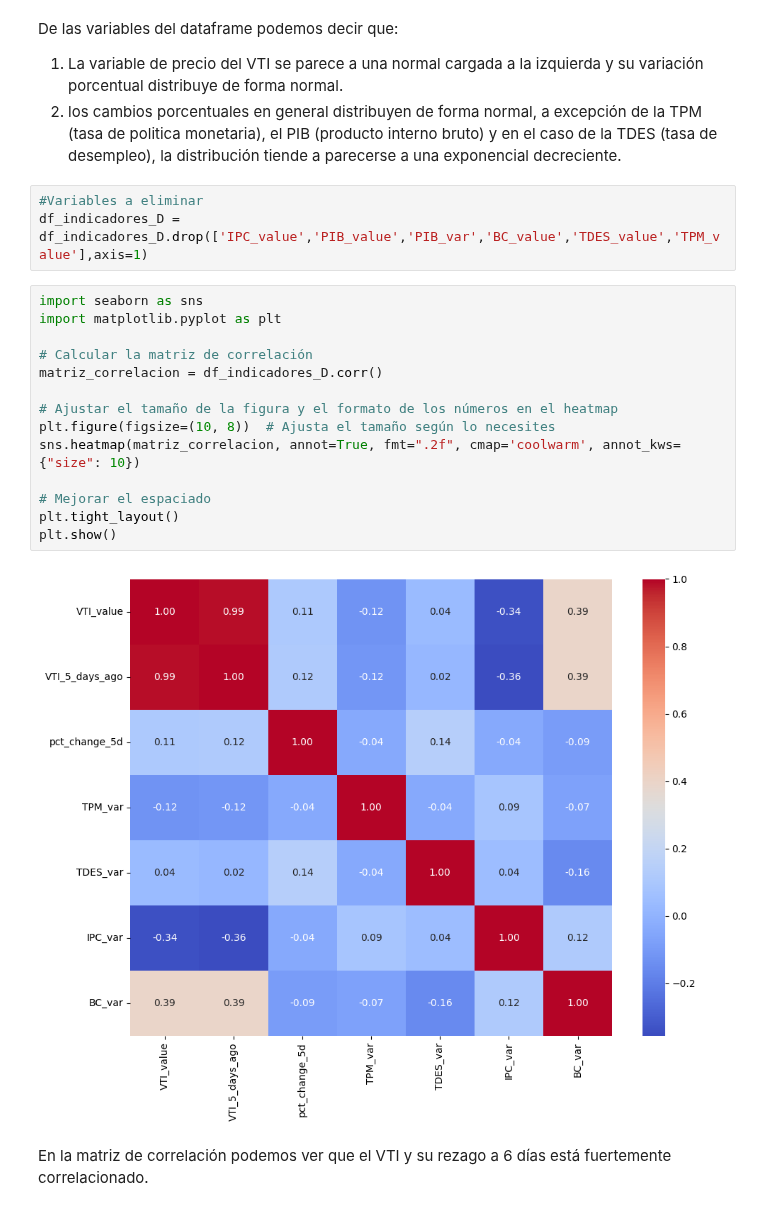
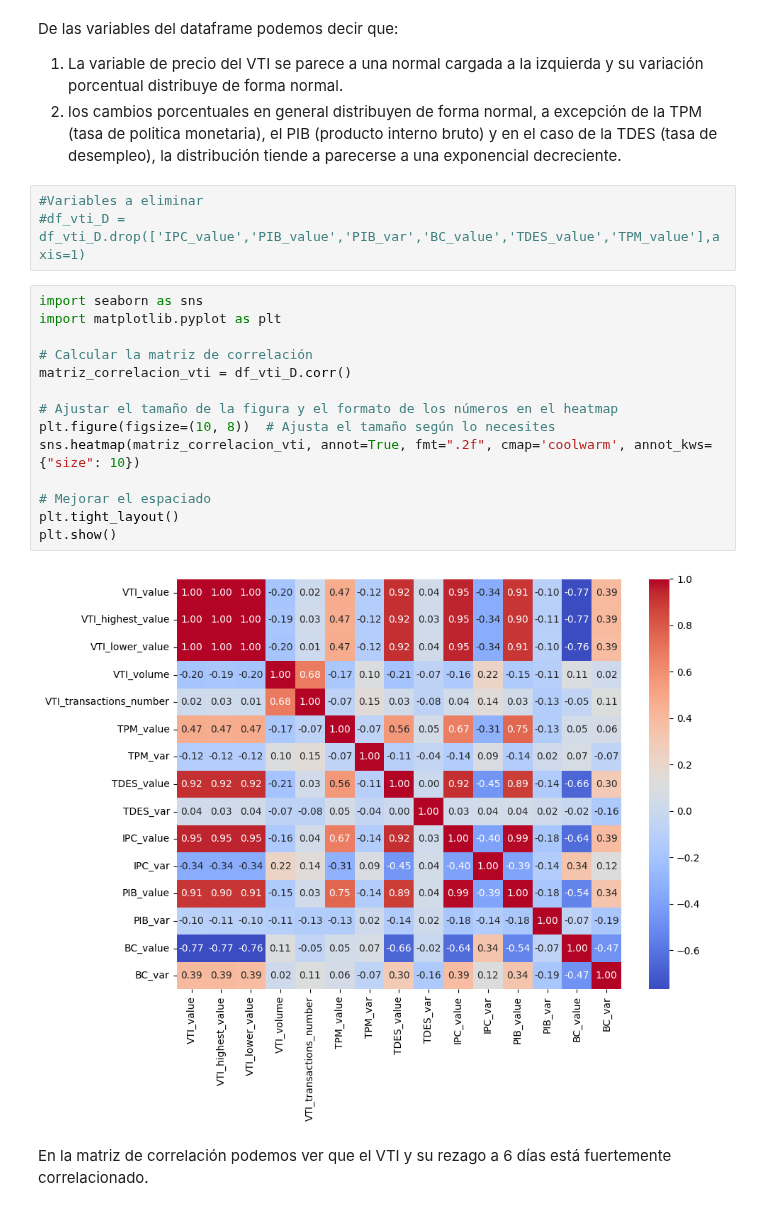
Before and after one commit to diegomacaya/proyecto_DataScience_DMS, a Jupyter notebook: src/Proyecto_Data_Science.ipynb, the cells around one changed output. Saved outputs shown, nothing was run; the diff lists cells and outputs as text.

Commit message:
evaluar matriz de correlación

```diff
--- a/src/Proyecto_Data_Science.ipynb
+++ b/src/Proyecto_Data_Science.ipynb
@@ -750,23 +759,23 @@ De las variables del dataframe podemos decir que:
 2. los cambios porcentuales en general distribuyen de forma normal, a excepción de la TPM (tasa de politica monetaria), el PIB (producto interno bruto) y en el caso de la TDES (tasa de desempleo), la distribución tiende a parecerse a una exponencial decreciente.
 # %%
 #Variables a eliminar
-df_indicadores_D = df_indicadores_D.drop(['IPC_value','PIB_value','PIB_var','BC_value','TDES_value','TPM_value'],axis=1)
+#df_vti_D = df_vti_D.drop(['IPC_value','PIB_value','PIB_var','BC_value','TDES_value','TPM_value'],axis=1)
 # %%
 import seaborn as sns
 import matplotlib.pyplot as plt
 
 # Calcular la matriz de correlación
-matriz_correlacion = df_indicadores_D.corr()
+matriz_correlacion_vti = df_vti_D.corr()
 
 # Ajustar el tamaño de la figura y el formato de los números en el heatmap
 plt.figure(figsize=(10, 8))  # Ajusta el tamaño según lo necesites
-sns.heatmap(matriz_correlacion, annot=True, fmt=".2f", cmap='coolwarm', annot_kws={"size": 10})
+sns.heatmap(matriz_correlacion_vti, annot=True, fmt=".2f", cmap='coolwarm', annot_kws={"size": 10})
 
 # Mejorar el espaciado
 plt.tight_layout()
 plt.show()
 # %% [output]
-[figure, old version]
+[figure, new version]
 # %% [markdown]
 En la matriz de correlación podemos ver que el VTI y su rezago a 6 días está fuertemente correlacionado.
 # %%
```
Also changed, not shown: parts of 2 cells of this notebook.
